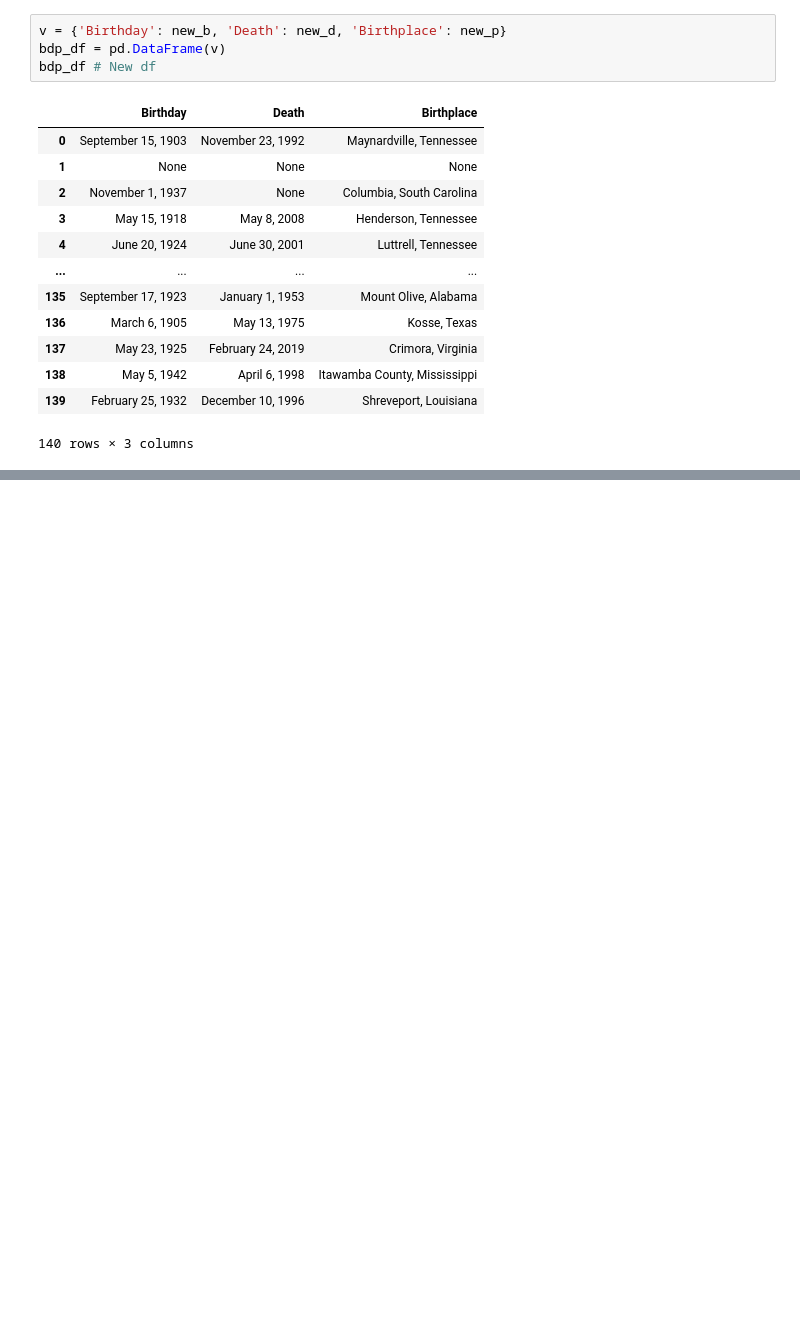
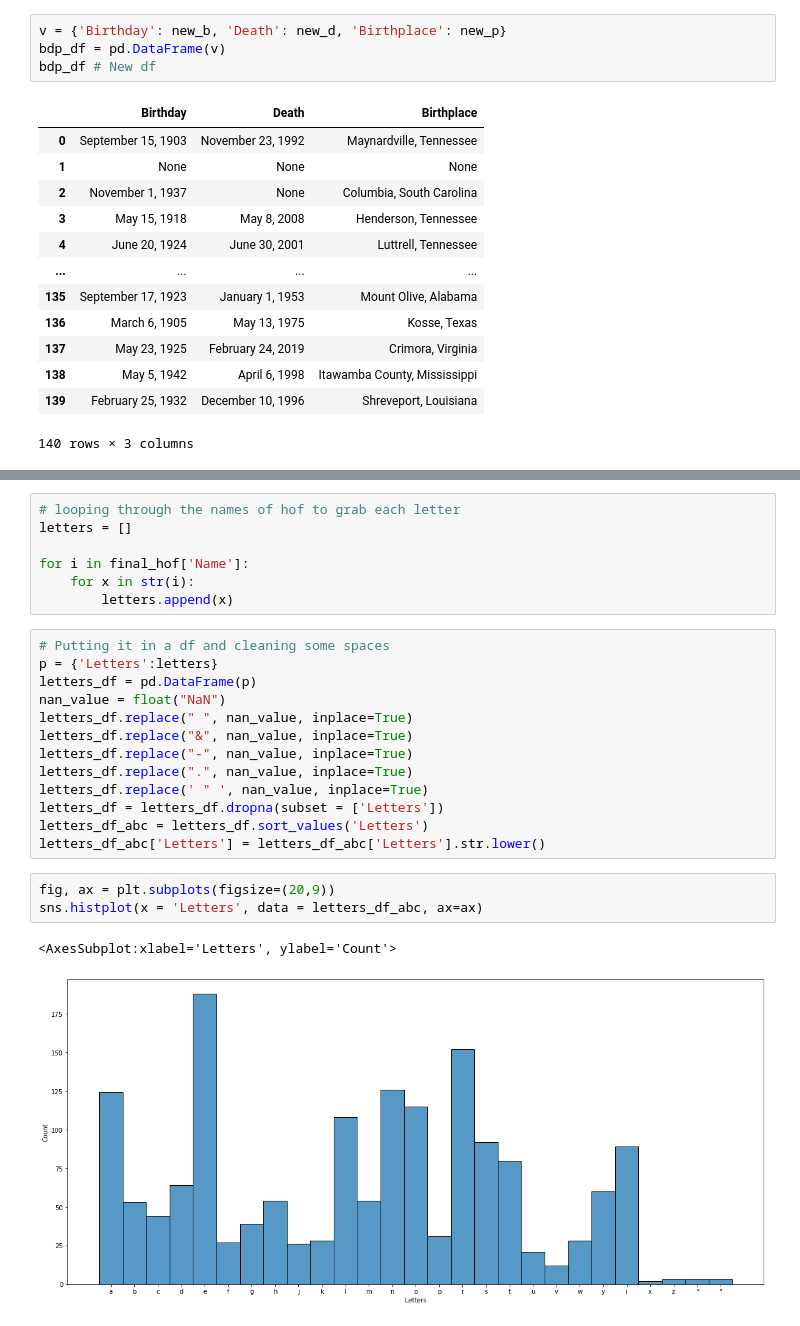
Before and after one commit to tye642/web_scraping_country_music_hof, a Jupyter notebook: notebook/hall_of_fame_webscrape.ipynb, the cells around one changed output, grey strips where cells are left out. Cells and saved outputs as stored; diff of their text form; blank space fills up the shorter version.

```diff
--- a/notebook/hall_of_fame_webscrape.ipynb
+++ b/notebook/hall_of_fame_webscrape.ipynb
@@ -428,0 +433,26 @@ final_hof
+# %%
+# looping through the names of hof to grab each letter
+letters = []
+
+for i in final_hof['Name']:
+    for x in str(i):
+        letters.append(x)
+# %%
+# Putting it in a df and cleaning some spaces
+p = {'Letters':letters}
+letters_df = pd.DataFrame(p)
+nan_value = float("NaN")
+letters_df.replace(" ", nan_value, inplace=True)
+letters_df.replace("&", nan_value, inplace=True)
+letters_df.replace("-", nan_value, inplace=True)
+letters_df.replace(".", nan_value, inplace=True)
+letters_df.replace(' " ', nan_value, inplace=True)
+letters_df = letters_df.dropna(subset = ['Letters'])
+letters_df_abc = letters_df.sort_values('Letters')
+letters_df_abc['Letters'] = letters_df_abc['Letters'].str.lower()
+# %%
+fig, ax = plt.subplots(figsize=(20,9))
+sns.histplot(x = 'Letters', data = letters_df_abc, ax=ax)
+# %% [output]
+<AxesSubplot:xlabel='Letters', ylabel='Count'>
+[figure, added]
```
Also changed, not shown: parts of 5 cells of this notebook.
